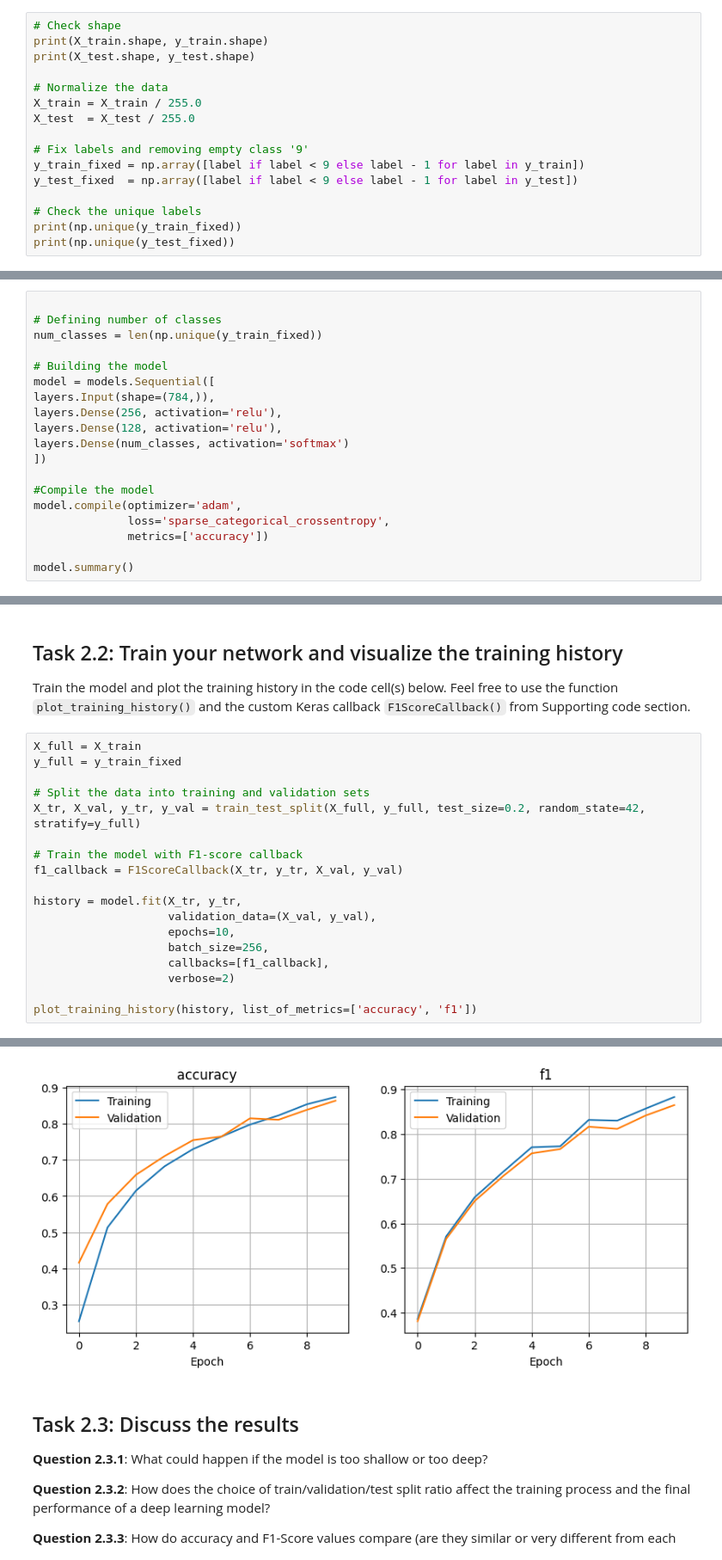
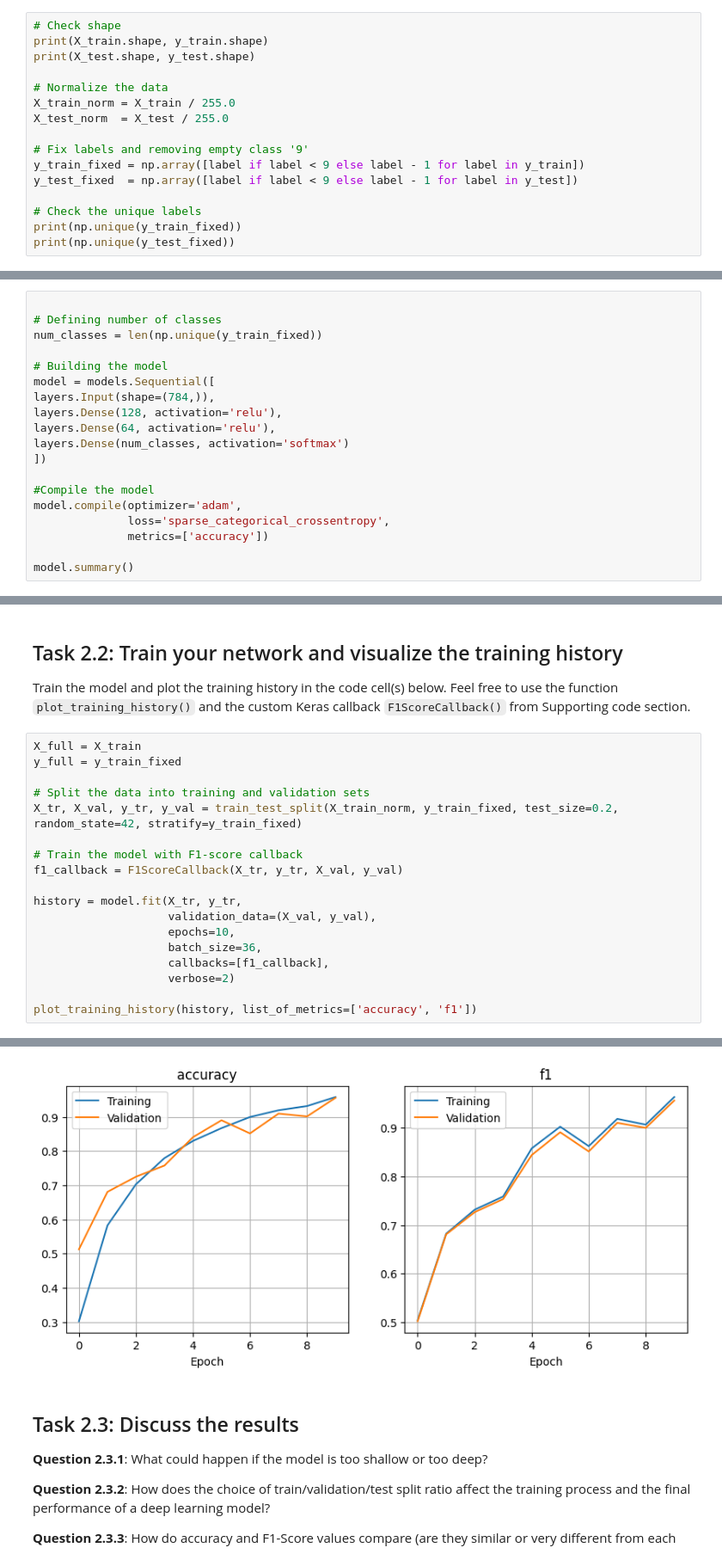
Before and after one commit to emiliehp/DAT300, a Jupyter notebook: ca1_dat300_2025.ipynb, the cells around one changed output, grey strips where cells are left out. Shown at 86% size. Drawn from its saved outputs; the diff is of its cells as text.

```diff
--- a/ca1_dat300_2025.ipynb
+++ b/ca1_dat300_2025.ipynb
@@ -177,8 +177,8 @@ print(X_train.shape, y_train.shape)
 print(X_test.shape, y_test.shape)
 
 # Normalize the data
-X_train = X_train / 255.0
-X_test  = X_test / 255.0
+X_train_norm = X_train / 255.0
+X_test_norm  = X_test / 255.0
 
 # Fix labels and removing empty class '9'
 y_train_fixed = np.array([label if label < 9 else label - 1 for label in y_train])
@@ -237,8 +237,8 @@ num_classes = len(np.unique(y_train_fixed))
 # Building the model
 model = models.Sequential([
 layers.Input(shape=(784,)),
-layers.Dense(256, activation='relu'),
 layers.Dense(128, activation='relu'),
+layers.Dense(64, activation='relu'),
 layers.Dense(num_classes, activation='softmax')
 ])
 
@@ -270,7 +270,7 @@ X_full = X_train
 y_full = y_train_fixed
 
 # Split the data into training and validation sets
-X_tr, X_val, y_tr, y_val = train_test_split(X_full, y_full, test_size=0.2, random_state=42, stratify=y_full)
+X_tr, X_val, y_tr, y_val = train_test_split(X_train_norm, y_train_fixed, test_size=0.2, random_state=42, stratify=y_train_fixed)
 
 # Train the model with F1-score callback
 f1_callback = F1ScoreCallback(X_tr, y_tr, X_val, y_val)
@@ -278,7 +278,7 @@ f1_callback = F1ScoreCallback(X_tr, y_tr, X_val, y_val)
 history = model.fit(X_tr, y_tr,
                     validation_data=(X_val, y_val),
                     epochs=10,
-                    batch_size=256,
+                    batch_size=36,
                     callbacks=[f1_callback],
                     verbose=2)
 
@@ -304,4 +304,4 @@ Epoch 10/10
-[figure, old version]
+[figure, new version]
 # %% [markdown]
 ## Task 2.3: Discuss the results
 **Question 2.3.1**: What could happen if the model is too shallow or too deep?
```
Also changed, not shown: parts of 7 cells of this notebook.
